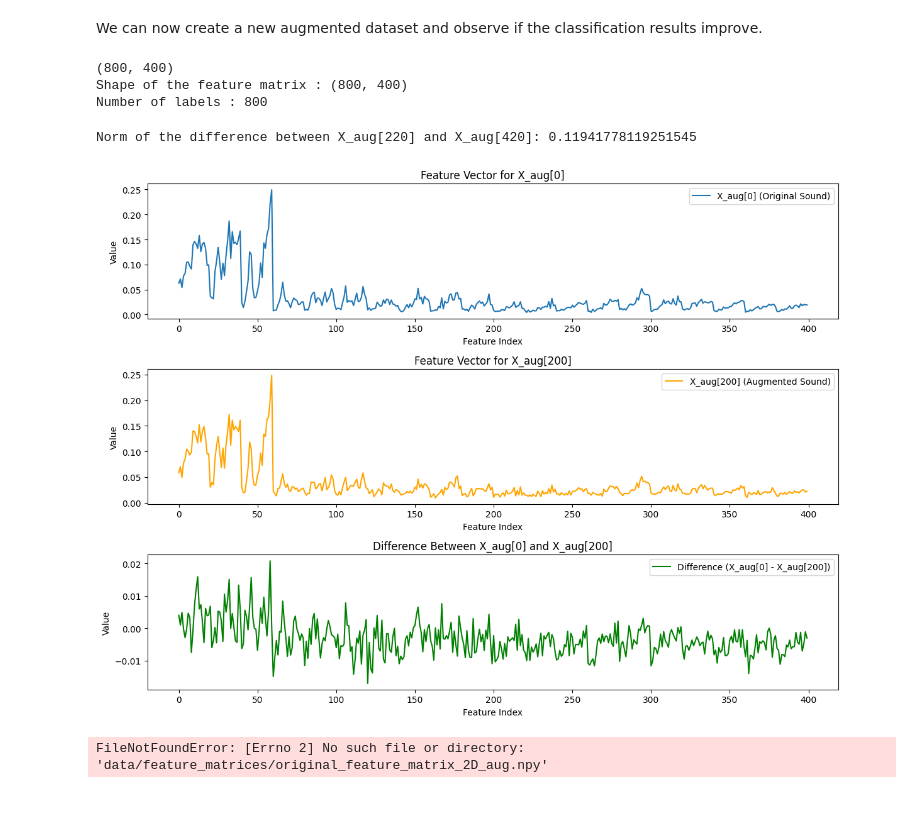
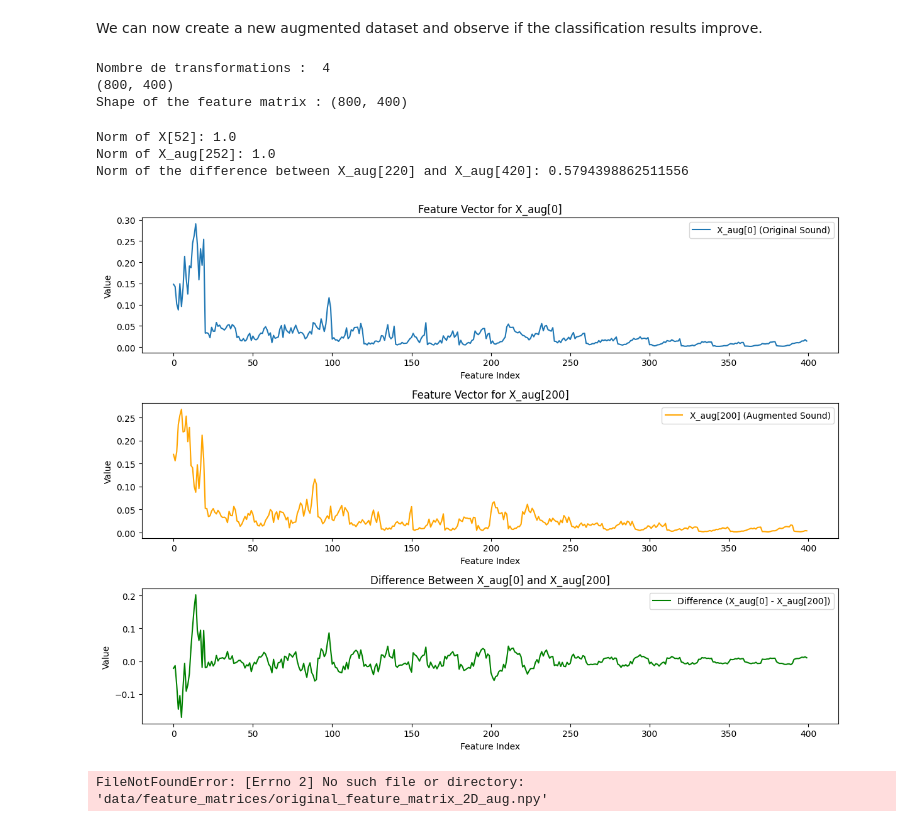
Before and after one commit to ppasture/LELEC210X, a Jupyter notebook: classification/model.ipynb, the cells around one changed output. Saved outputs shown, nothing was run; the diff lists cells and outputs as text; code cells hidden in the pictures.

```diff
--- a/classification/model.ipynb
+++ b/classification/model.ipynb
@@ -94,9 +94,12 @@ Number of labels : 200
 We can now create a new augmented dataset and observe if the classification results improve.
 # %%
 ### AUGMENTED DATASET
-list_augmentation = ["original", "time_shift", "noise", "echo"]
+list_augmentation = ["original", "noise", "echo", "shifting"]
+myds.mod_data_aug(list_augmentation)
+print("Nombre de transformations : ", myds.data_aug_factor)
 y_aug = np.repeat(classnames, dataset.naudio * myds.data_aug_factor)
 X_aug = np.zeros((myds.data_aug_factor * nclass * naudio, featveclen))
+print(X_aug.shape)
 
 for s in range(len(list_augmentation)):
     aug = list_augmentation[s]
@@ -105,25 +108,22 @@ for s in range(len(list_augmentation)):
             featvec = myds[classname, idx, aug]
             X_aug[s * nclass * naudio + class_idx * naudio + idx, :] = featvec
             y_aug[s * nclass * naudio + class_idx * naudio + idx] = classname
-y_aug = np.array(y_aug)
-
-
-print(X_aug.shape)
 
 #np.save(fm_dir + "original_feature_matrix_2D_aug.npy", X_aug)
 #np.save(fm_dir + "original_labels_aug.npy", y_aug)
 
 
 print(f"Shape of the feature matrix : {X_aug.shape}")
-print(f"Number of labels : {len(y_aug)}")
 # %% [output]
+Nombre de transformations :  4
 (800, 400)
 Shape of the feature matrix : (800, 400)
-Number of labels : 800
 # %%
-X1 = X_aug[51]
-X2 = X_aug[651]
+X1 = X[56]
+X2 = X_aug[656]
 
+print(f"Norm of X[52]: {np.linalg.norm(X1)}")
+print(f"Norm of X_aug[252]: {np.linalg.norm(X2)}")
 difference = X1 - X2
 print(f"Norm of the difference between X_aug[220] and X_aug[420]: {np.linalg.norm(difference)}")
 
@@ -133,35 +133,37 @@ plt.figure(figsize=(12, 9))
 
 
 
 # Plot X_aug[0]
 plt.subplot(3, 1, 1)
 plt.plot(X1, label="X_aug[0] (Original Sound)")
 plt.title("Feature Vector for X_aug[0]")
 plt.xlabel("Feature Index")
 plt.ylabel("Value")
 plt.legend()
 
 # Plot X_aug[200]
 plt.subplot(3, 1, 2)
 plt.plot(X2, label="X_aug[200] (Augmented Sound)", color='orange')
 plt.title("Feature Vector for X_aug[200]")
 plt.xlabel("Feature Index")
 plt.ylabel("Value")
 plt.legend()
 
 # Plot the difference
 plt.subplot(3, 1, 3)
 plt.plot(difference, label="Difference (X_aug[0] - X_aug[200])", color='green')
 plt.title("Difference Between X_aug[0] and X_aug[200]")
 plt.xlabel("Feature Index")
 plt.ylabel("Value")
 plt.legend()
 
 plt.tight_layout()
 plt.show()
 # %% [output]
-Norm of the difference between X_aug[220] and X_aug[420]: 0.11941778119251545
+Norm of X[52]: 1.0
+Norm of X_aug[252]: 1.0
+Norm of the difference between X_aug[220] and X_aug[420]: 0.5794398862511556
-[figure, old version]
+[figure, new version]
 # %%
 import os
 import numpy as np
```
Also changed, not shown: 10 other files.
